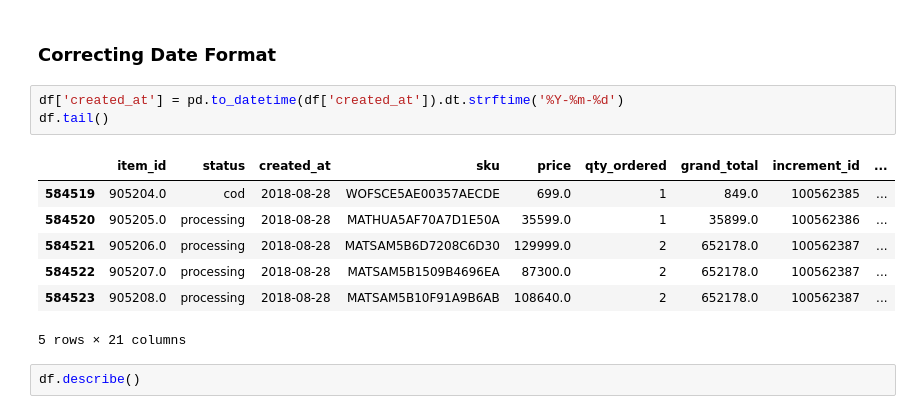
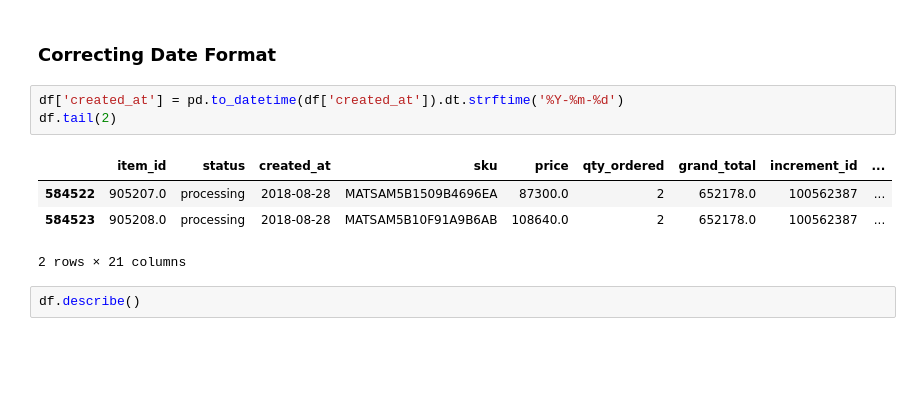
Before and after one commit to SalaarMasood/Data-Science-Proj, a Jupyter notebook: DataCleaning.ipynb, the cells around one changed output. Cells and saved outputs as stored; diff of their text form; blank space fills up the shorter version.

```diff
--- a/DataCleaning.ipynb
+++ b/DataCleaning.ipynb
@@ -113,15 +113,12 @@ df.tail()
 <h3> Correcting Date Format </h3>
 # %%
 df['created_at'] = pd.to_datetime(df['created_at']).dt.strftime('%Y-%m-%d')
-df.tail()
+df.tail(2)
 # %% [output]
 |  | item_id | status | created_at | sku | price | qty_ordered | grand_total | increment_id | ... |
-| 584519 | 905204.0 | cod | 2018-08-28 | WOFSCE5AE00357AECDE | 699.0 | 1 | 849.0 | 100562385 | ... |
-| 584520 | 905205.0 | processing | 2018-08-28 | MATHUA5AF70A7D1E50A | 35599.0 | 1 | 35899.0 | 100562386 | ... |
-| 584521 | 905206.0 | processing | 2018-08-28 | MATSAM5B6D7208C6D30 | 129999.0 | 2 | 652178.0 | 100562387 | ... |
 | 584522 | 905207.0 | processing | 2018-08-28 | MATSAM5B1509B4696EA | 87300.0 | 2 | 652178.0 | 100562387 | ... |
 | 584523 | 905208.0 | processing | 2018-08-28 | MATSAM5B10F91A9B6AB | 108640.0 | 2 | 652178.0 | 100562387 | ... |
-5 rows × 21 columns
+2 rows × 21 columns
 # %%
 df.describe()
 # %% [output]
```
Also changed, not shown: parts of 12 cells of this notebook.
